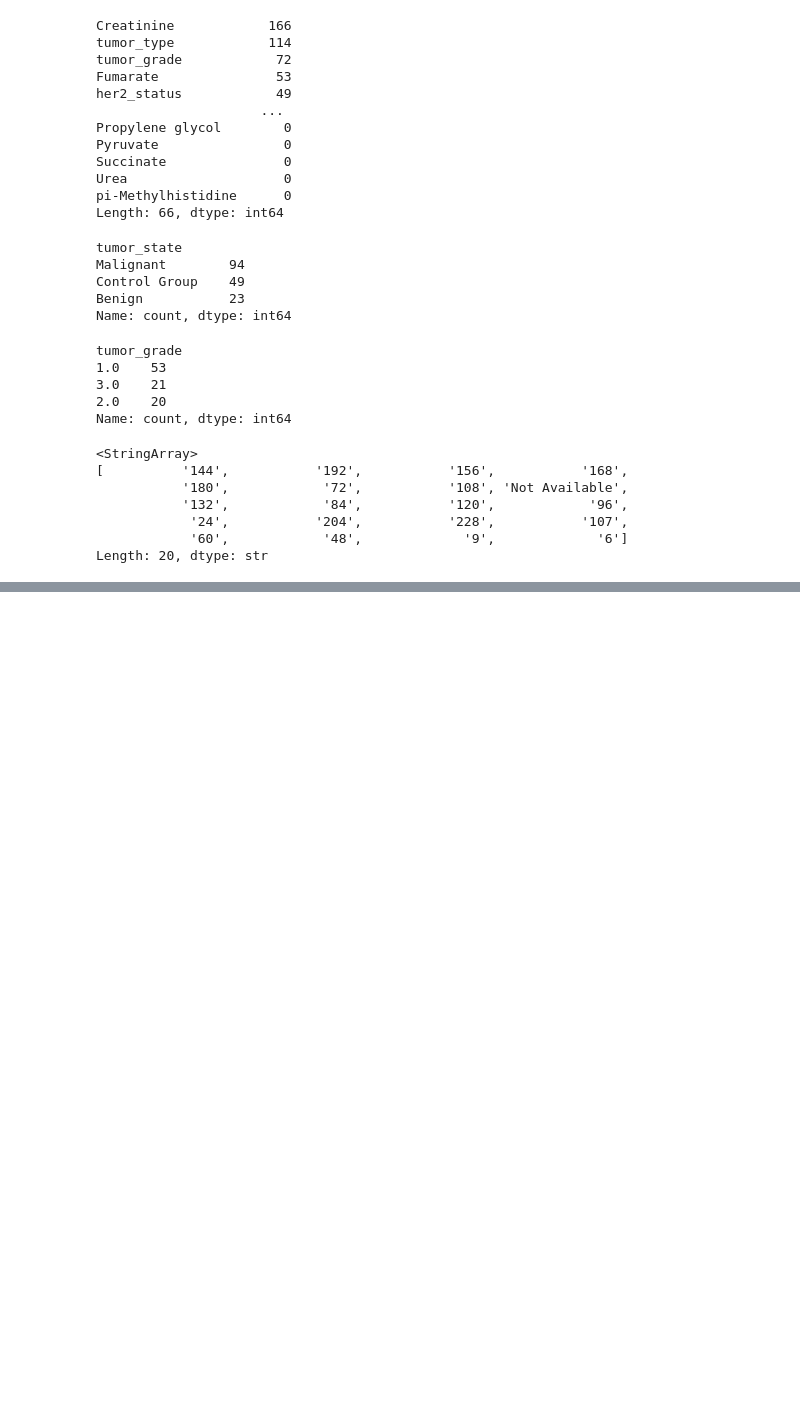
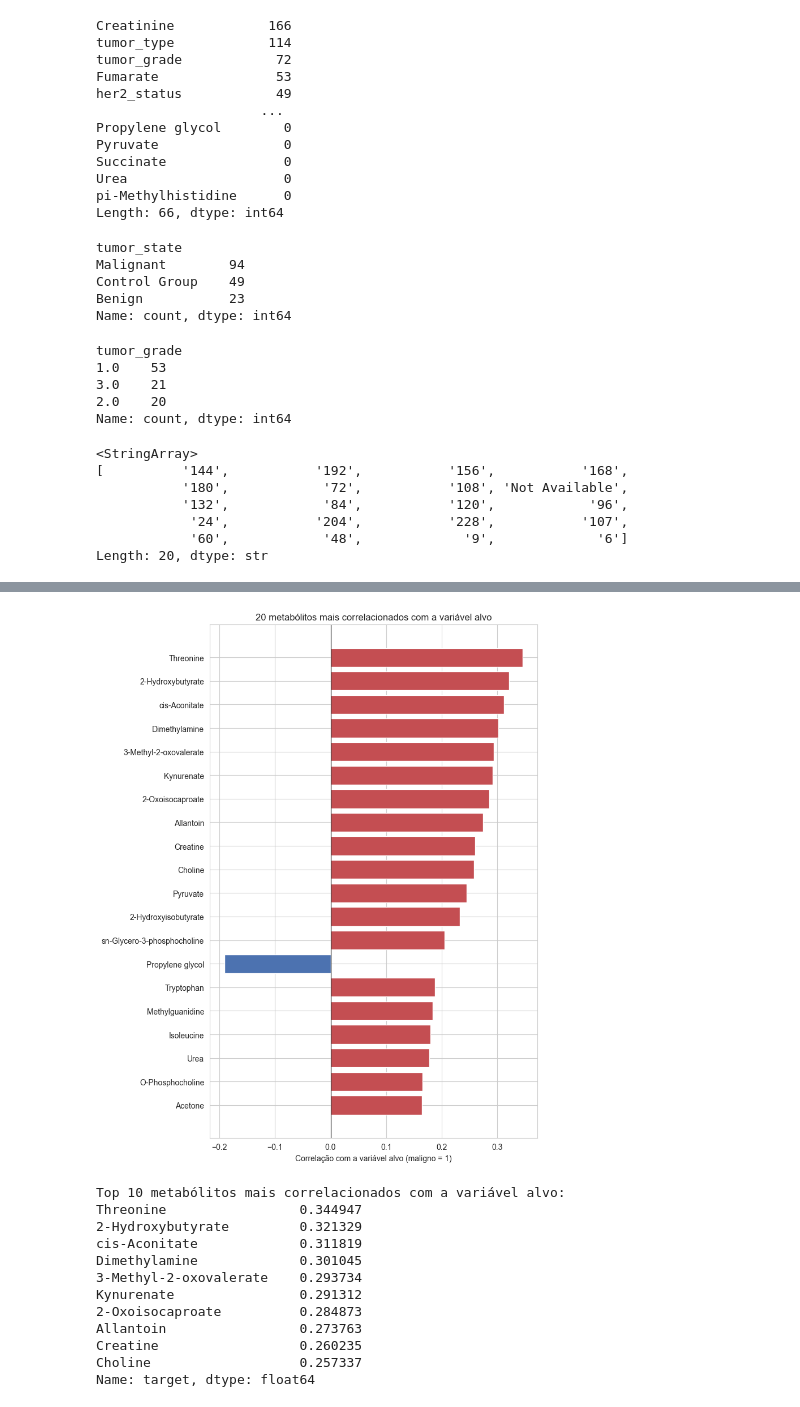
Before and after one commit to brenoluca21/tcc-metabolomics-canine-cancer-ml, a Jupyter notebook: notebook/exploration.ipynb, the cells around one changed output, grey strips where cells are left out. Drawn from its saved outputs; the diff is of its cells as text; code cells hidden in the pictures; blank space fills up the shorter version.

```diff
--- a/notebook/exploration.ipynb
+++ b/notebook/exploration.ipynb
@@ -389,0 +798,41 @@ dataset_final['age'] = pd.to_numeric(
+# %%
+## Correlação de cada metabólito com a variável alvo
+
+# Cálculo da correlação ponto-bisserial (equivalente à correlação de
+# Pearson quando uma das variáveis é binária) entre cada metabólito
+# e a variável alvo, fornecendo uma primeira indicação exploratória
+# de quais metabólitos podem estar mais associados ao estado tumoral.
+# ----------------------------------------------------------
+corr_target = dataset_final[metab_cols + ['target']].corr()['target'].drop('target')
+corr_target_ordenada = corr_target.sort_values(key=abs, ascending=False)
+
+fig, ax = plt.subplots(figsize=(8, 10))
+cores_barra = ['#C44E52' if v > 0 else '#4C72B0' for v in corr_target_ordenada.head(20)]
+ax.barh(
+    corr_target_ordenada.head(20).index[::-1],
+    corr_target_ordenada.head(20).values[::-1],
+    color=cores_barra[::-1]
+)
+ax.set_title('20 metabólitos mais correlacionados com a variável alvo')
+ax.set_xlabel('Correlação com a variável alvo (maligno = 1)')
+ax.axvline(0, color='black', linewidth=0.8)
+plt.tight_layout()
+plt.savefig('../figuras/correlacao_metabolitos_target.png', dpi=150)
+plt.show()
+
+print("Top 10 metabólitos mais correlacionados com a variável alvo:")
+print(corr_target_ordenada.head(10))
+# %% [output]
+[figure, added]
+Top 10 metabólitos mais correlacionados com a variável alvo:
+Threonine                 0.344947
+2-Hydroxybutyrate         0.321329
+cis-Aconitate             0.311819
+Dimethylamine             0.301045
+3-Methyl-2-oxovalerate    0.293734
+Kynurenate                0.291312
+2-Oxoisocaproate          0.284873
+Allantoin                 0.273763
+Creatine                  0.260235
+Choline                   0.257337
+Name: target, dtype: float64
```
Also changed, not shown: parts of 49 cells of this notebook, 5 other files.
